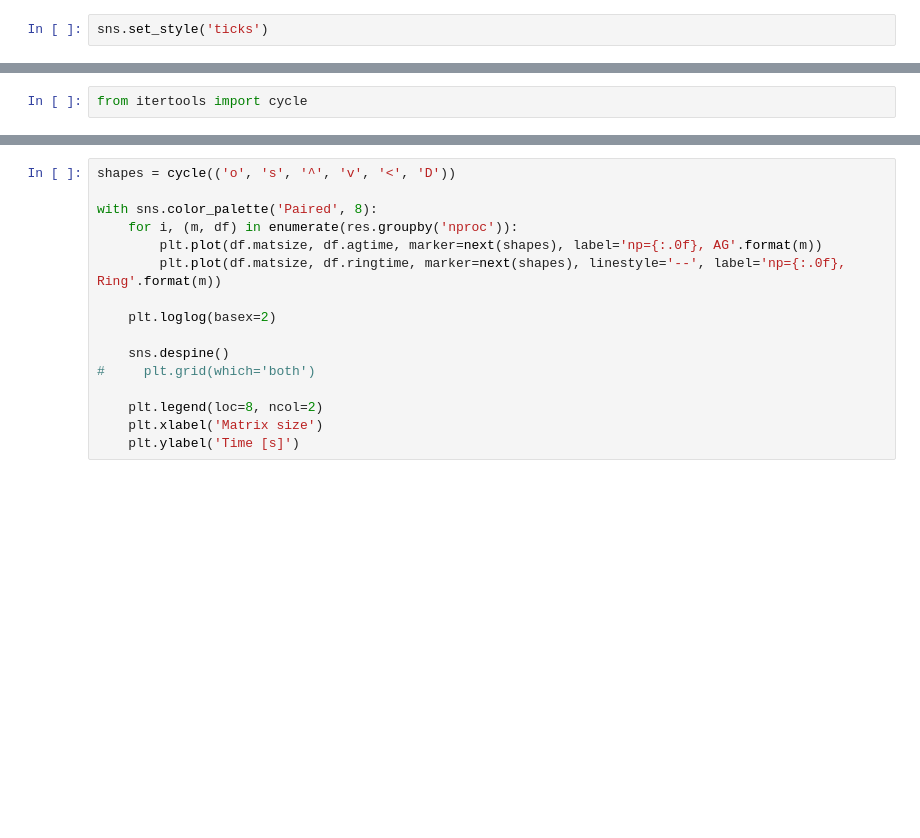
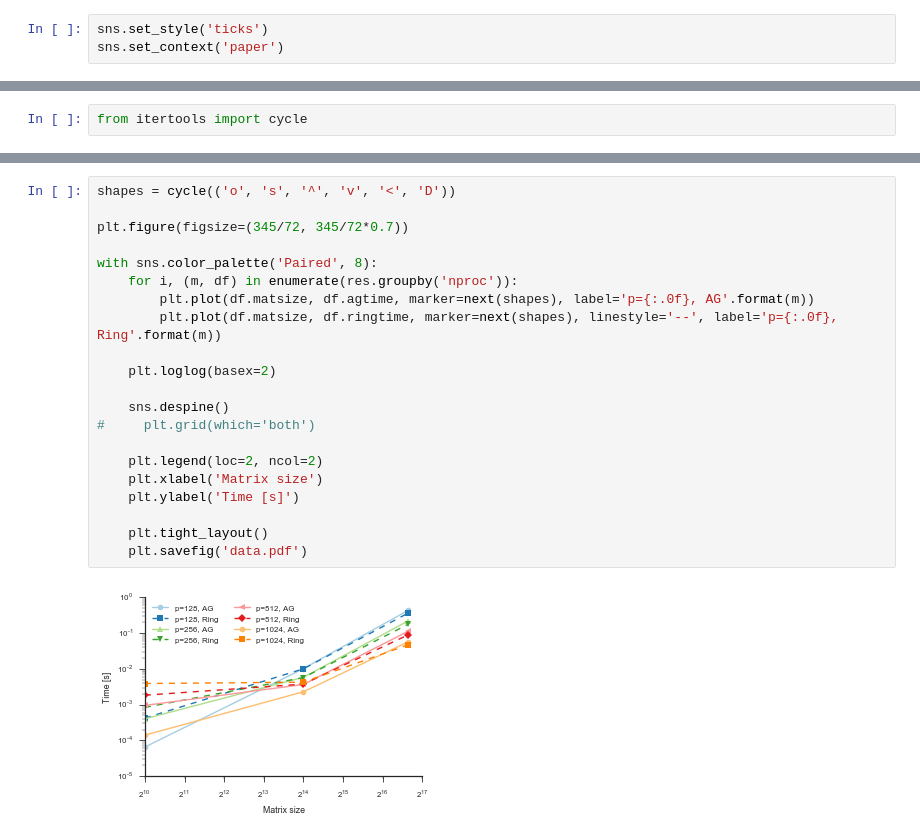
Before and after one commit to jbradt/extreme-scale, a Jupyter notebook: hw9/writeup/Plots.ipynb, the cells around one changed output, grey strips where cells are left out. Drawn from its saved outputs; the diff is of its cells as text; blank space fills up the shorter version.

```diff
--- a/hw9/writeup/Plots.ipynb
+++ b/hw9/writeup/Plots.ipynb
@@ -7,6 +7,7 @@ import numpy as np
 import pandas as pd
 # %%
 sns.set_style('ticks')
+sns.set_context('paper')
 # %%
 res = pd.read_csv('../outputs/bluewaters.csv')
 # %%
@@ -37,16 +72,23 @@ with sns.color_palette('Paired'):
 # %%
 shapes = cycle(('o', 's', '^', 'v', '<', 'D'))
 
+plt.figure(figsize=(345/72, 345/72*0.7))
+
 with sns.color_palette('Paired', 8):
     for i, (m, df) in enumerate(res.groupby('nproc')):
-        plt.plot(df.matsize, df.agtime, marker=next(shapes), label='np={:.0f}, AG'.format(m))
-        plt.plot(df.matsize, df.ringtime, marker=next(shapes), linestyle='--', label='np={:.0f}, Ring'.format(m))
+        plt.plot(df.matsize, df.agtime, marker=next(shapes), label='p={:.0f}, AG'.format(m))
+        plt.plot(df.matsize, df.ringtime, marker=next(shapes), linestyle='--', label='p={:.0f}, Ring'.format(m))
 
     plt.loglog(basex=2)
 
     sns.despine()
 #     plt.grid(which='both')
 
-    plt.legend(loc=8, ncol=2)
+    plt.legend(loc=2, ncol=2)
     plt.xlabel('Matrix size')
     plt.ylabel('Time [s]')
+
+    plt.tight_layout()
+    plt.savefig('data.pdf')
+# %% [output]
+[figure, added]
```
Also changed, not shown: parts of 10 cells of this notebook, 5 other files.
